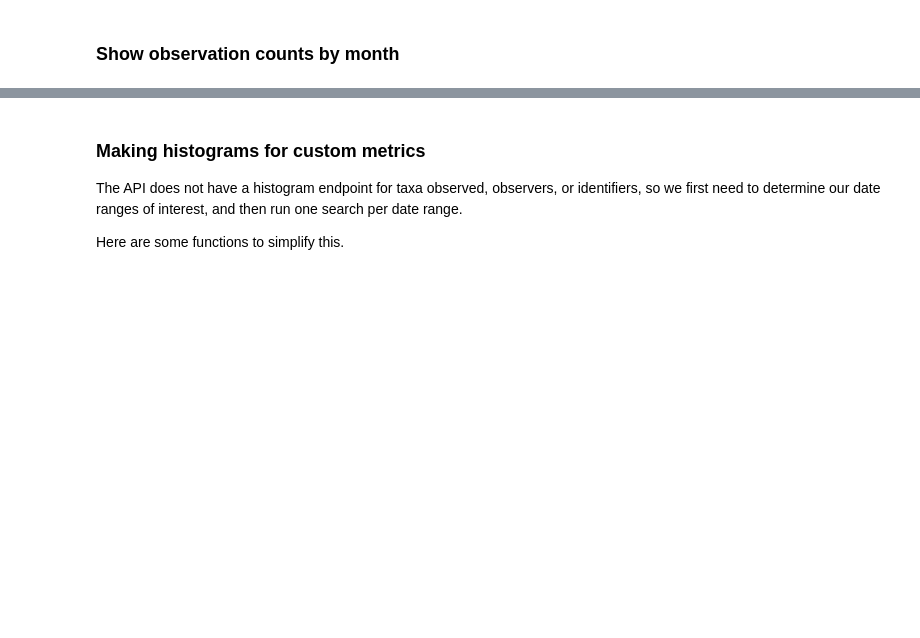
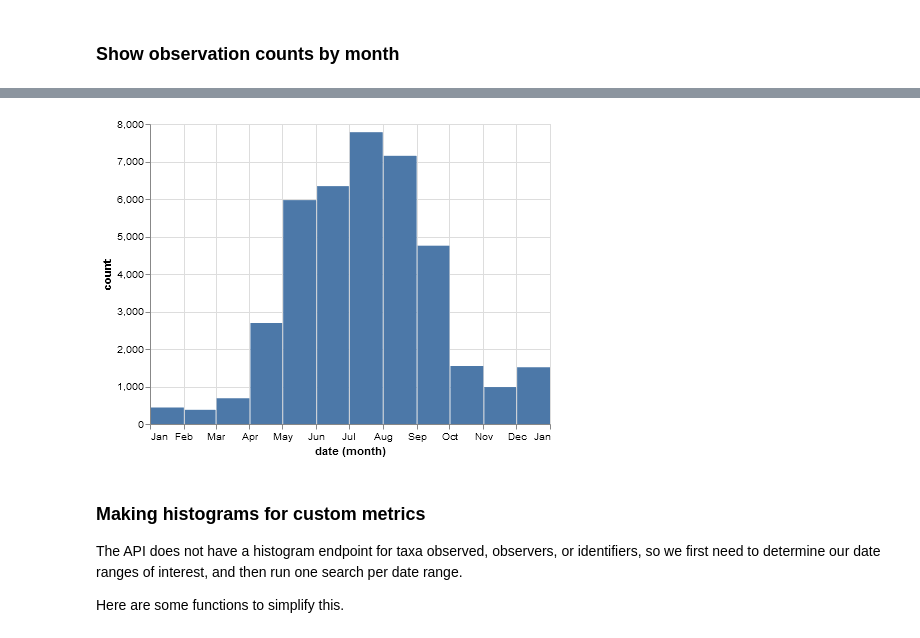
Before and after one commit to pyinat/pyinaturalist, a Jupyter notebook: examples/Data Visualizations - Regional Activity Report.ipynb, the cells around one changed output, grey strips where cells are left out. Cells and saved outputs as stored; diff of their text form; code cells hidden in the pictures; blank space fills up the shorter version.

```diff
--- a/examples/Data Visualizations - Regional Activity Report.ipynb
+++ b/examples/Data Visualizations - Regional Activity Report.ipynb
@@ -42,12 +48,16 @@ alt.Chart(obs_by_year).mark_bar().encode(x='year(date):T', y='observations:Q')
 # %% [markdown]
 ### Show observation counts by month
 # %%
-obs_by_month = get_observation_histogram(
+observations_by_month = get_observation_histogram(
     place_id=PLACE_ID,
     interval='month',
     d1='2020-01-02',
     d2='2020-12-31',
 )
-observations_by_month = pd.DataFrame([{'metric': 'Observations', 'date': k, 'count': v} for k, v in obs_by_month.items()])
+observations_by_month = pd.DataFrame([
+    {'metric': 'Observations', 'date': k, 'count': v}
+    for k, v in observations_by_month.items()
+])
 alt.Chart(observations_by_month).mark_bar().encode(x='month(date):T', y='count:Q')
+Image('images/observations_by_month.png')
 # %% [output]
@@ -55,3 +64,4 @@ alt.Chart(observations_by_month).mark_bar().encode(x='month(date):T', y='count:Q
+[figure, added]
 # %% [markdown]
 ### Making histograms for custom metrics
 The API does not have a histogram endpoint for taxa observed, observers, or identifiers,
```
Also changed, not shown: parts of 7 cells of this notebook, 8 other files.
